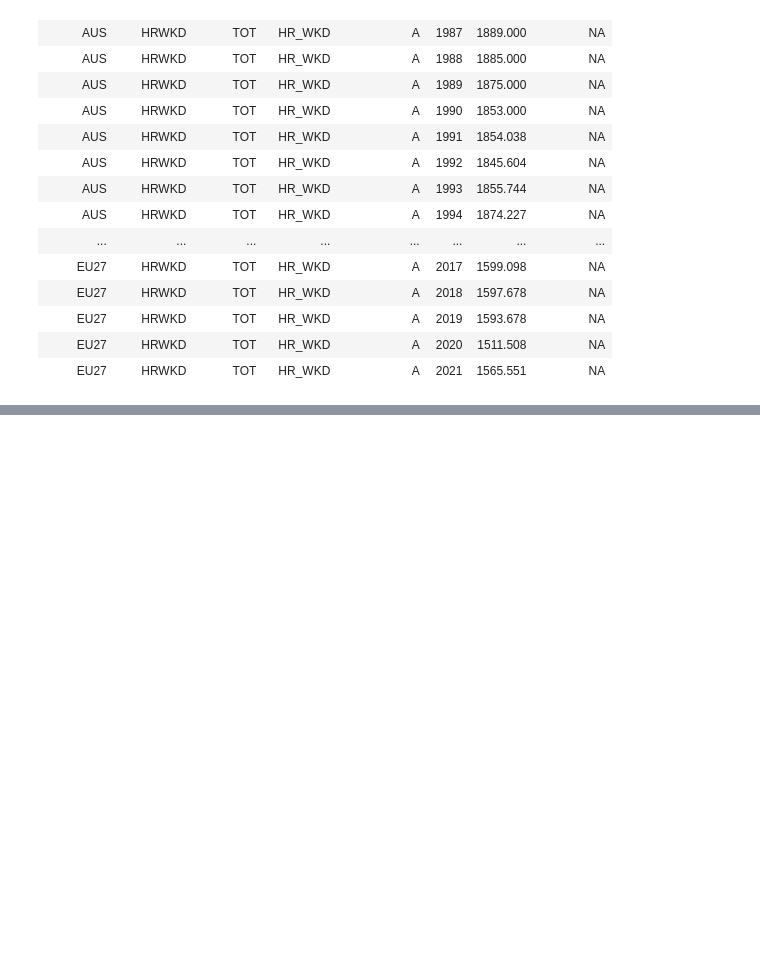
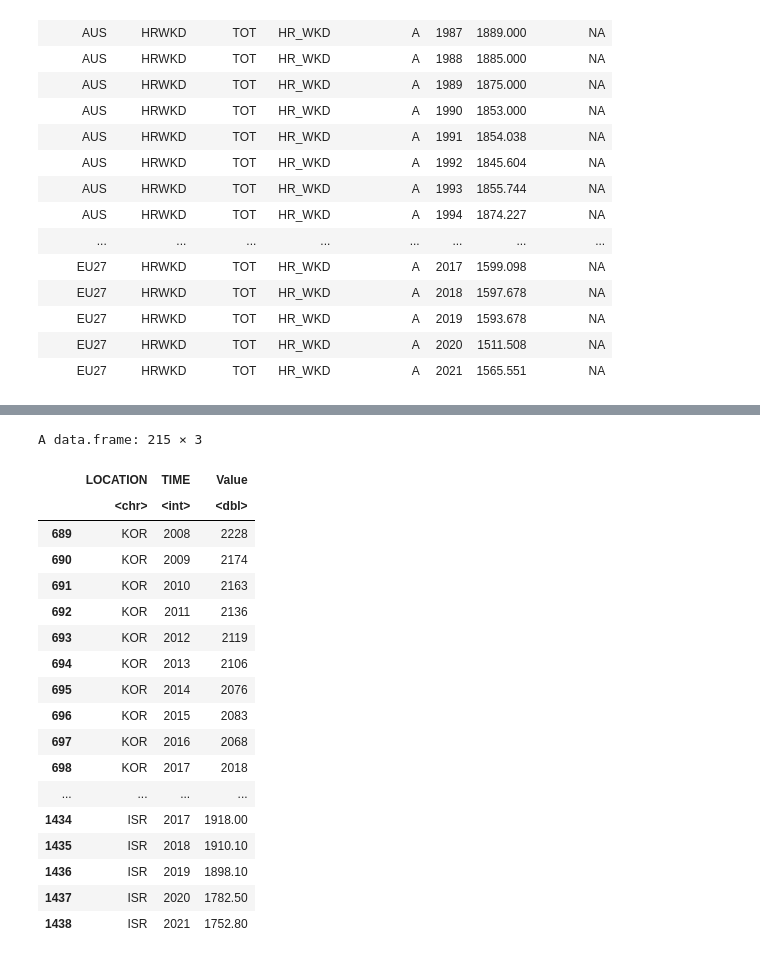
Before and after one commit to yyqbb/DATA201-Group-Project-2022, a Jupyter notebook: oecdlabour.ipynb, the cells around one changed output, grey strips where cells are left out. Drawn from its saved outputs; the diff is of its cells as text; code cells hidden in the pictures; blank space fills up the shorter version.

```diff
--- a/oecdlabour.ipynb
+++ b/oecdlabour.ipynb
@@ -47,0 +151,23 @@ A data.frame: 1803 × 8
+# %%
+filtered_oecd <- oecdlabour_df[oecdlabour_df$LOCATION %in% c('ISR', 'NLD', 'NZL', 'KOR', 'USA'),]
+filtered_oecd
+# %% [output]
+A data.frame: 215 × 3
+|  | LOCATION | TIME | Value |
+|  | <chr> | <int> | <dbl> |
+| 689 | KOR | 2008 | 2228 |
+| 690 | KOR | 2009 | 2174 |
+| 691 | KOR | 2010 | 2163 |
+| 692 | KOR | 2011 | 2136 |
+| 693 | KOR | 2012 | 2119 |
+| 694 | KOR | 2013 | 2106 |
+| 695 | KOR | 2014 | 2076 |
+| 696 | KOR | 2015 | 2083 |
+| 697 | KOR | 2016 | 2068 |
+| 698 | KOR | 2017 | 2018 |
+| ... | ... | ... | ... |
+| 1434 | ISR | 2017 | 1918.00 |
+| 1435 | ISR | 2018 | 1910.10 |
+| 1436 | ISR | 2019 | 1898.10 |
+| 1437 | ISR | 2020 | 1782.50 |
+| 1438 | ISR | 2021 | 1752.80 |
```
Also changed, not shown: parts of 7 cells of this notebook, 1 other file.
